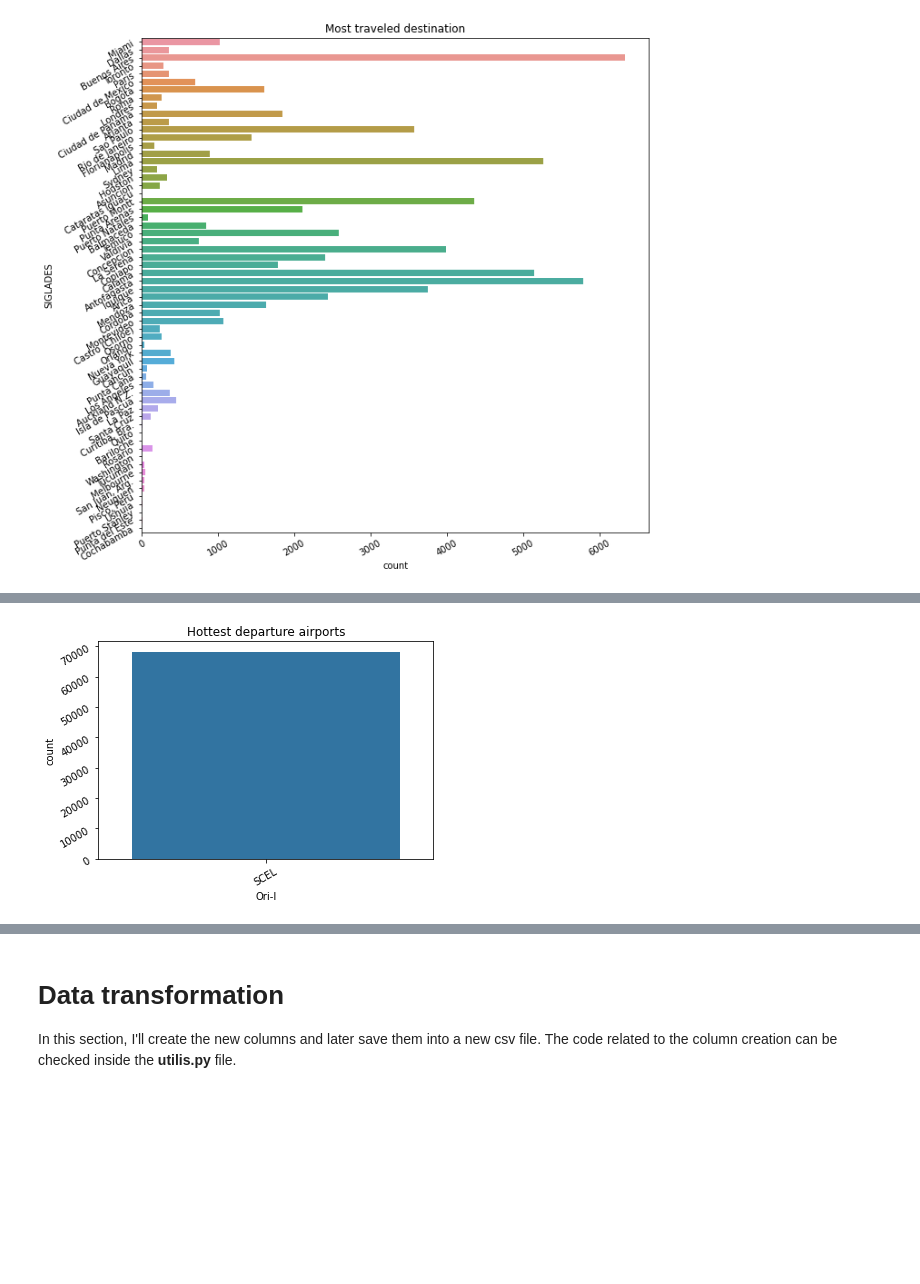
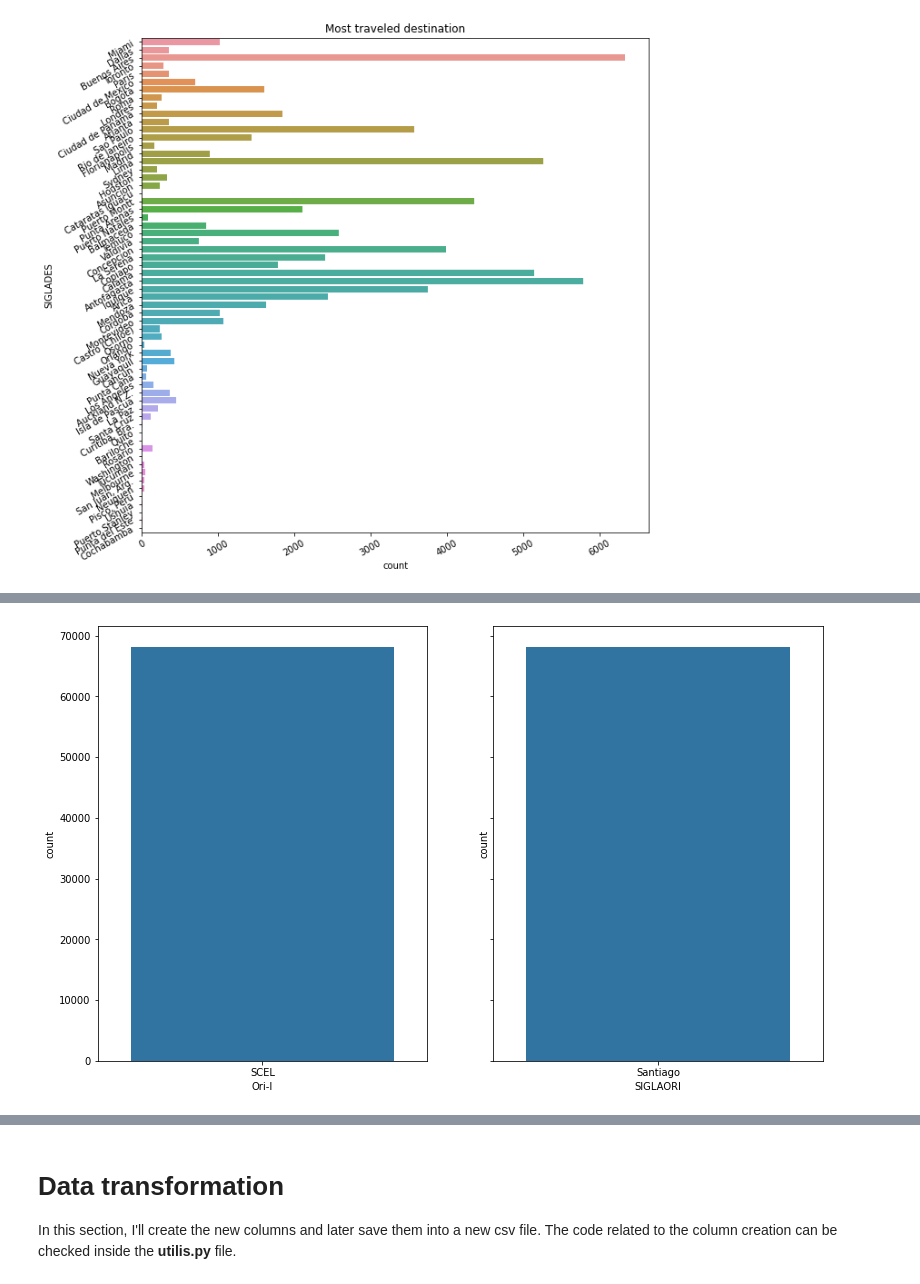
Before and after one commit to nestornav/ml_airplane_delay, a Jupyter notebook: solution.ipynb, the cells around one changed output, grey strips where cells are left out. Drawn from its saved outputs; the diff is of its cells as text; code cells hidden in the pictures; blank space fills up the shorter version.

```diff
--- a/solution.ipynb
+++ b/solution.ipynb
@@ -82,0 +86,3 @@ dtype: int64
+# %%
+# droping the missing value
+df = df.dropna()
@@ -97,7 +152,9 @@ plt.tick_params(labelrotation=30)
 # %%
-seaborn.countplot(x=df['Ori-I'])
-plt.title('Hottest departure airports')
-plt.tick_params(labelrotation=30)
+fig, ax = plt.subplots(nrows=1, ncols=2, figsize=(13,8), sharey='row')
+seaborn.countplot(x=df['Ori-I'], ax=ax[0])
+seaborn.countplot(x=df['SIGLAORI'], ax=ax[1])
+
+fig.show()
 # %% [output]
-[figure, old version]
+[figure, new version]
 # %% [markdown]
```
Also changed, not shown: parts of 22 cells of this notebook, 2 other files.
